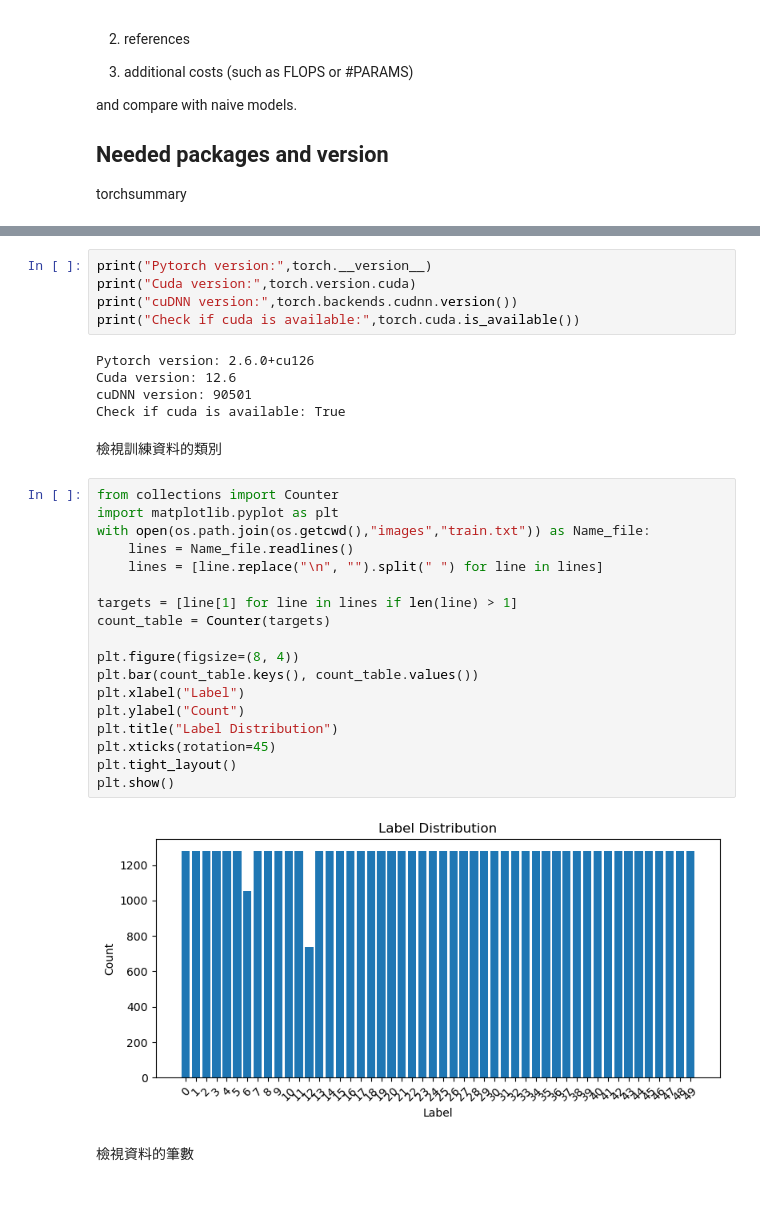
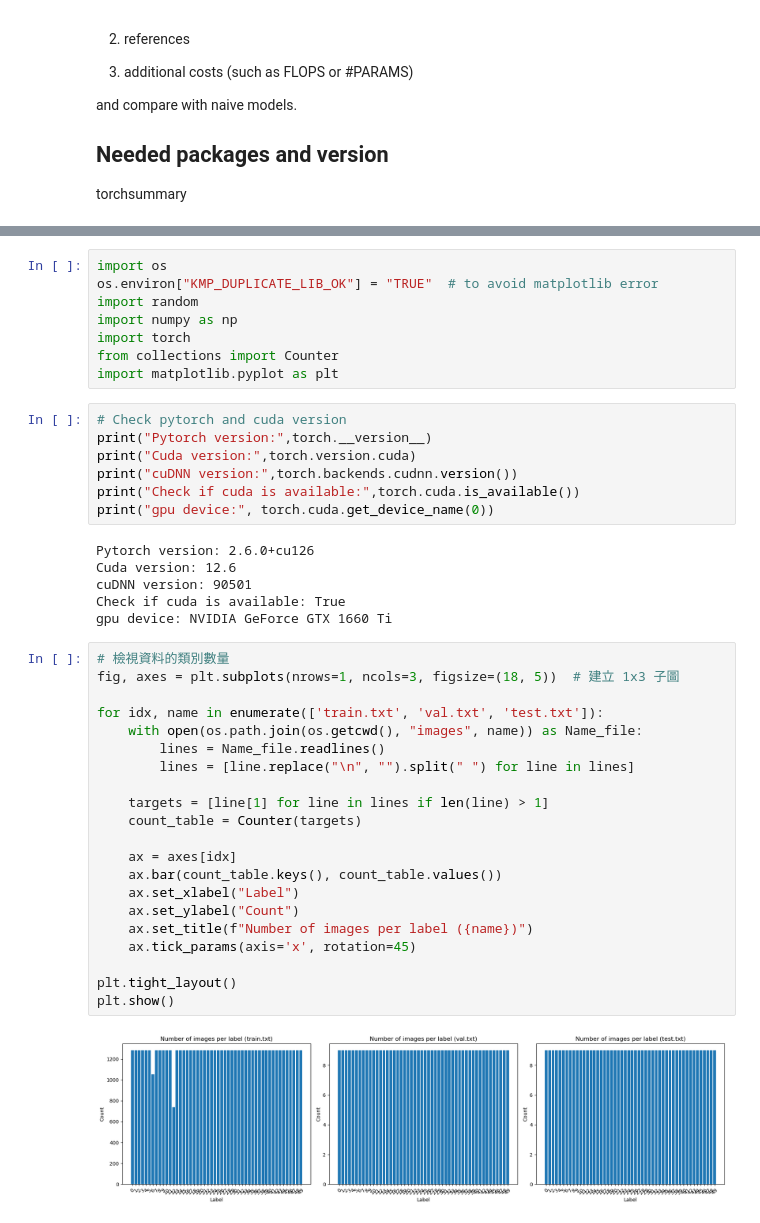
Before and after one commit to youchengchao/DL2025spring, a Jupyter notebook: assignment-1/Task_A.ipynb, the cells around one changed output, grey strips where cells are left out. Drawn from its saved outputs; the diff is of its cells as text.

```diff
--- a/assignment-1/Task_A.ipynb
+++ b/assignment-1/Task_A.ipynb
@@ -36,35 +35,45 @@ from torchvision import datasets, transforms
+# %%
+import os
+os.environ["KMP_DUPLICATE_LIB_OK"] = "TRUE"  # to avoid matplotlib error
+import random
+import numpy as np
+import torch
+from collections import Counter
+import matplotlib.pyplot as plt
 # %%
+# Check pytorch and cuda version
 print("Pytorch version:",torch.__version__)
 print("Cuda version:",torch.version.cuda)
 print("cuDNN version:",torch.backends.cudnn.version())
 print("Check if cuda is available:",torch.cuda.is_available())
+print("gpu device:", torch.cuda.get_device_name(0))
 # %% [output]
 Pytorch version: 2.6.0+cu126
 Cuda version: 12.6
 cuDNN version: 90501
 Check if cuda is available: True
+gpu device: NVIDIA GeForce GTX 1660 Ti
-# %% [markdown]
-檢視訓練資料的類別
 # %%
-from collections import Counter
-import matplotlib.pyplot as plt
-with open(os.path.join(os.getcwd(),"images","train.txt")) as Name_file:
-    lines = Name_file.readlines()
-    lines = [line.replace("\n", "").split(" ") for line in lines]
+# 檢視資料的類別數量
+fig, axes = plt.subplots(nrows=1, ncols=3, figsize=(18, 5))  # 建立 1x3 子圖
 
-targets = [line[1] for line in lines if len(line) > 1]
-count_table = Counter(targets)
+for idx, name in enumerate(['train.txt', 'val.txt', 'test.txt']):
+    with open(os.path.join(os.getcwd(), "images", name)) as Name_file:
+        lines = Name_file.readlines()
+        lines = [line.replace("\n", "").split(" ") for line in lines]
 
-plt.figure(figsize=(8, 4))
-plt.bar(count_table.keys(), count_table.values())
-plt.xlabel("Label")
-plt.ylabel("Count")
-plt.title("Label Distribution")
-plt.xticks(rotation=45)
+    targets = [line[1] for line in lines if len(line) > 1]
+    count_table = Counter(targets)
+
+    ax = axes[idx]
+    ax.bar(count_table.keys(), count_table.values())
+    ax.set_xlabel("Label")
+    ax.set_ylabel("Count")
+    ax.set_title(f"Number of images per label ({name})")
+    ax.tick_params(axis='x', rotation=45)
+
 plt.tight_layout()
 plt.show()
 # %% [output]
-[figure, old version]
+[figure, new version]
-# %% [markdown]
-檢視資料的筆數
 # %%
```
Also changed, not shown: parts of 15 cells of this notebook, 5 other files.
